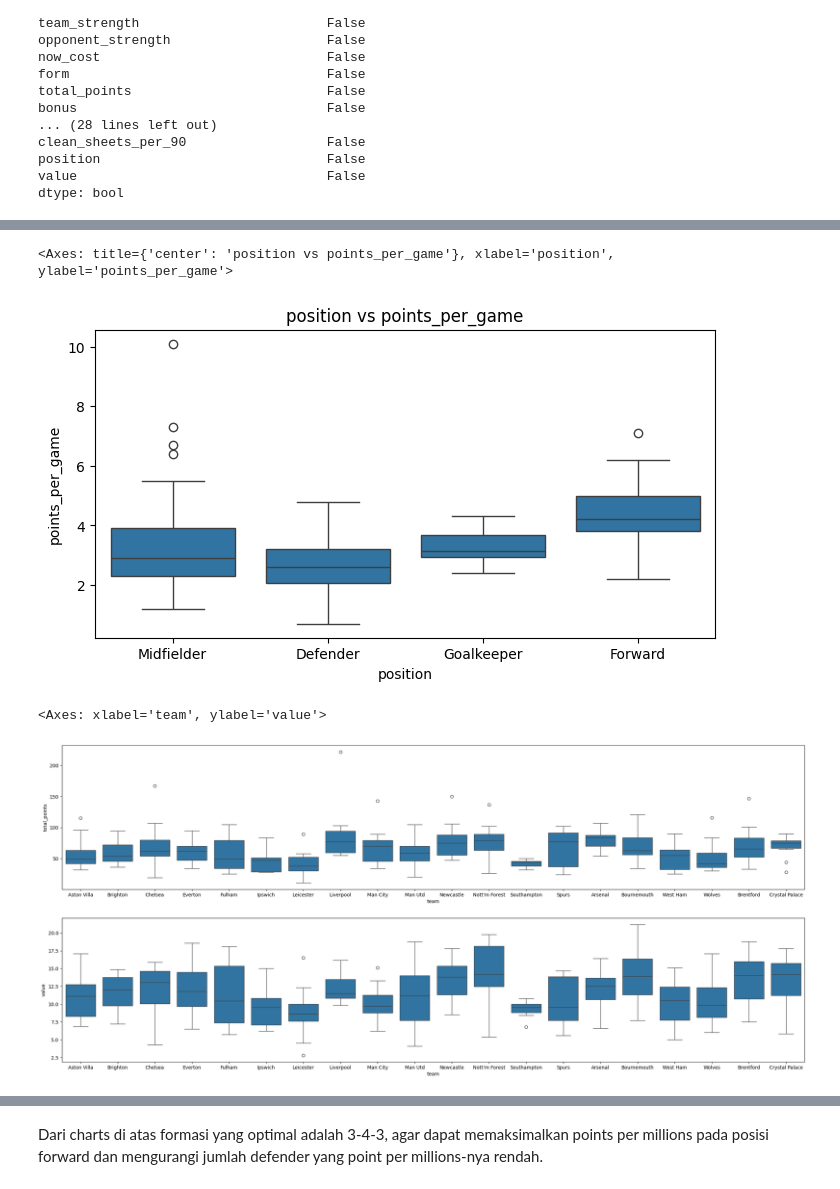
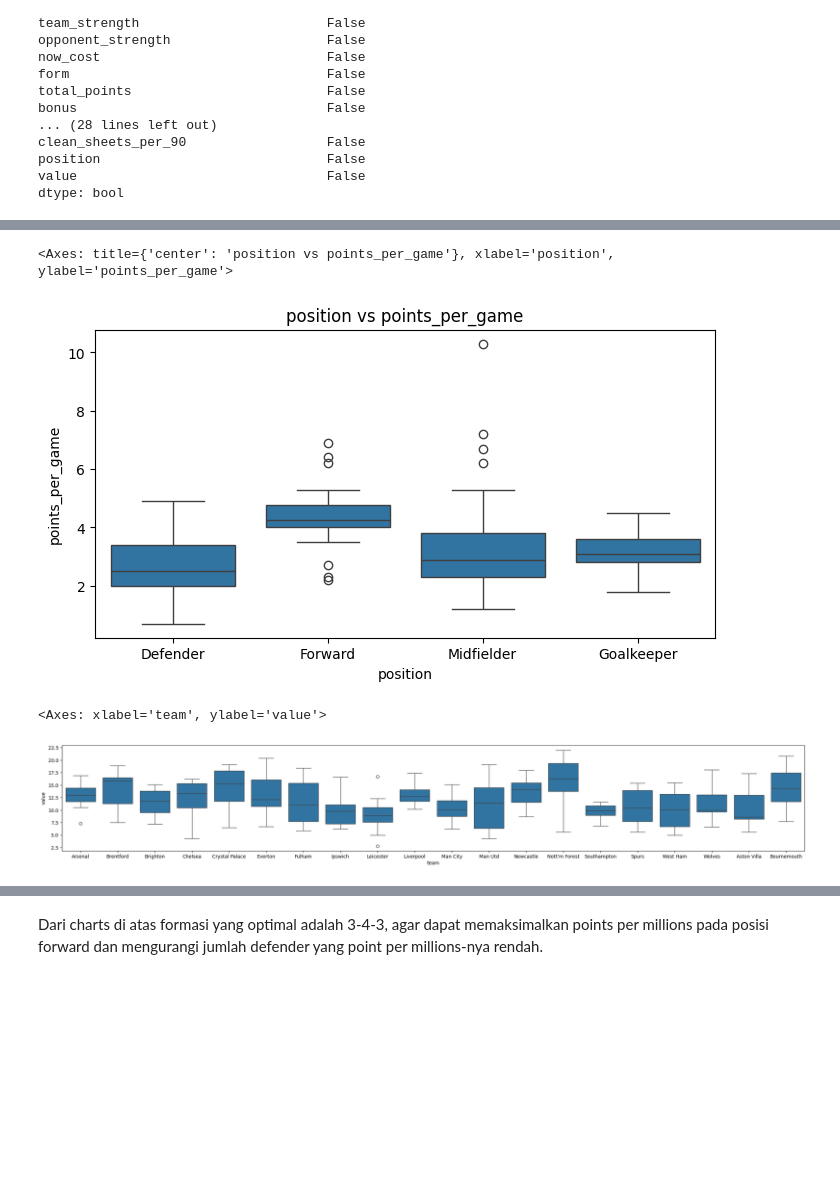
Before and after one commit to susilotp/fantasy_premier_league, a Jupyter notebook: data_analysis.ipynb, the cells around one changed output, grey strips where cells are left out. Cells and saved outputs as stored; diff of their text form; code cells hidden in the pictures; blank space fills up the shorter version.

```diff
--- a/data_analysis.ipynb
+++ b/data_analysis.ipynb
@@ -30,7 +30,7 @@ Untuk analisa data ini data tersebut akan ditarik dari SQL Server ke dataframe p
 # %%
 df = pd.read_sql_query('''\
                        select * from analisa_data
-                       where gameweek = 24
+                       where gameweek = 25
                        ''', engine)
 # %%
 df.head()
@@ -242,15 +262,11 @@ ax1.set_title('position vs points_per_game')
 sns.boxplot(x="position", y="points_per_game", data=data, ax=ax1)
 # %% [output]
 <Axes: title={'center': 'position vs points_per_game'}, xlabel='position', ylabel='points_per_game'>
-[figure, old version]
+[figure, new version]
 # %%
-fig, (ax1, ax2) = plt.subplots(ncols=1, nrows=2, figsize=(28, 12))
+fig, ax1 = plt.subplots(ncols=1, nrows=1, figsize=(28, 4))
 
-# ax1.set_title('team vs total_points')
-sns.boxplot(x="team", y="total_points", data=data, ax=ax1)
-
-# ax2.set_title('team vs value')
-sns.boxplot(x="team", y="value", data=data, ax=ax2)
+sns.boxplot(x="team", y="value", data=data, ax=ax1)
 # %% [output]
 <Axes: xlabel='team', ylabel='value'>
-[figure, old version]
+[figure, new version]
```
Also changed, not shown: parts of 41 cells of this notebook.
